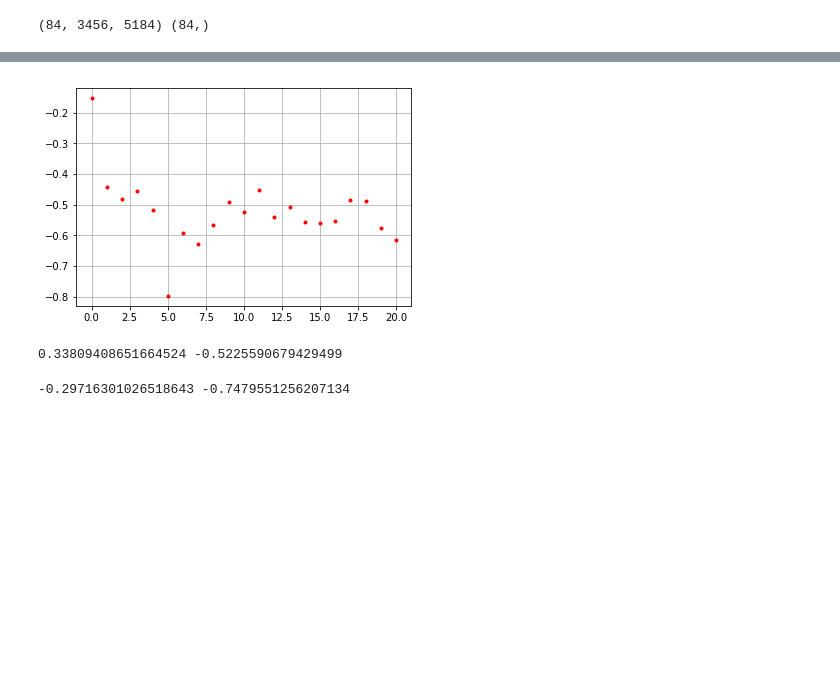
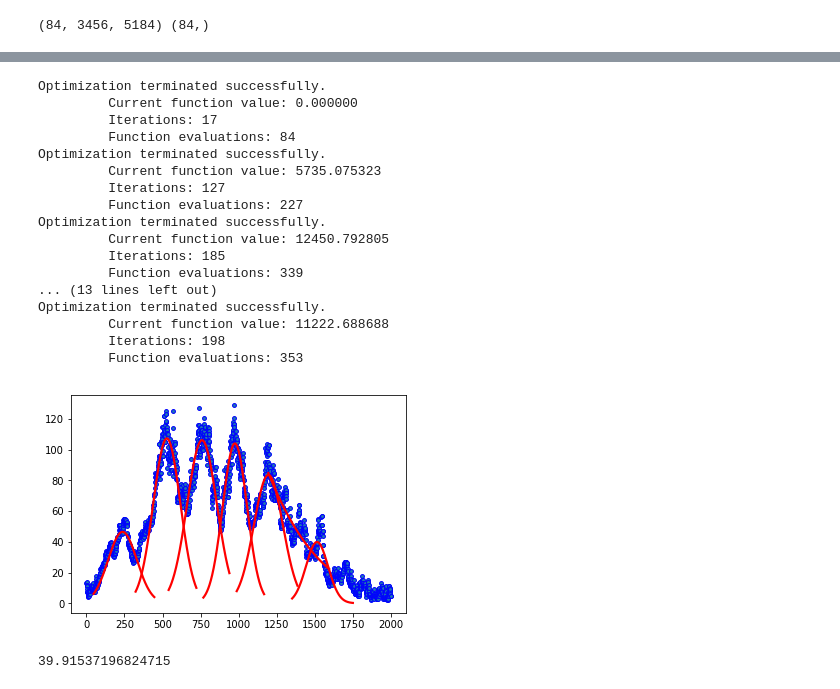
Before and after one commit to jomen93/Electronica_Digital, a Jupyter notebook: Piezoelectricos.ipynb, the cells around one changed output, grey strips where cells are left out. Cells and saved outputs as stored; diff of their text form; code cells hidden in the pictures; blank space fills up the shorter version.

```diff
--- a/Piezoelectricos.ipynb
+++ b/Piezoelectricos.ipynb
@@ -469,13 +260,54 @@ for i in range(1,len(fase)):
-# %%
-plt.plot(d[0:21],"r.")
-plt.grid(True)
-# %% [output]
-[figure, removed]
-# %%
-print(3*np.std(d[0:21]),np.mean(d[0:21]))
-# %% [output]
-0.33809408651664524 -0.5225590679429499
-# %%
-print (np.mean(d[0:21])+2*np.std(d[0:21]),np.mean(d[0:21])-2*np.std(d[0:21]))
-# %% [output]
--0.29716301026518643 -0.7479551256207134
+# %%
+from scipy.signal import find_peaks
+from scipy.optimize import curve_fit, fmin
+xpp1 = np.linspace(0,len(pp1[0]),len(pp1[0]))
+
+
+def Gaussian(x,a,b,c):
+    val = a * np.exp(-(x - b)**2 / (2*c**2))
+    return val
+
+def Picos(imagen,pico):
+    peaks, _ = find_peaks(pp1[imagen], distance = 150, height = 20)
+
+    def test_min(p):
+        return sum((pp1[imagen][peaks[pico]-100:peaks[pico]+100]-Gaussian(xpp1[peaks[pico]-100:peaks[pico]+100],p[0],p[1],p[2]))**2)
+
+    a = pp1[imagen][peaks[pico]]
+    b = peaks[pico]
+    c = b
+
+    popt = fmin(test_min,[a,b,c])
+
+    return popt, peaks
+
+imagen = 1
+plt.scatter(xpp1, pp1[imagen], edgecolors='b',s =15)
+
+for pico in range(8):
+    popt, peaks = Picos(imagen,pico)
+    #plt.plot(peaks, pp1[imagen][peaks], "ko")
+    plt.plot(xpp1[peaks[pico]-200:peaks[pico]+200], Gaussian(xpp1[peaks[pico]-200:peaks[pico]+200], popt[0], popt[1], popt[2]),"r-",lw = 2.2)
+# %% [output]
+Optimization terminated successfully.
+         Current function value: 0.000000
+         Iterations: 17
+         Function evaluations: 84
+Optimization terminated successfully.
+         Current function value: 5735.075323
+         Iterations: 127
+         Function evaluations: 227
+Optimization terminated successfully.
+         Current function value: 12450.792805
+         Iterations: 185
+         Function evaluations: 339
+... (13 lines left out)
+Optimization terminated successfully.
+         Current function value: 11222.688688
+         Iterations: 198
+         Function evaluations: 353
+[figure, added]
+# %%
+np.max(Gaussian(xpp1[peaks[8]-200:peaks[8]+200], popt[0], popt[1], popt[2]))
+# %% [output]
+39.91537196824715
```
Also changed, not shown: parts of 27 cells of this notebook, 1 other file.
